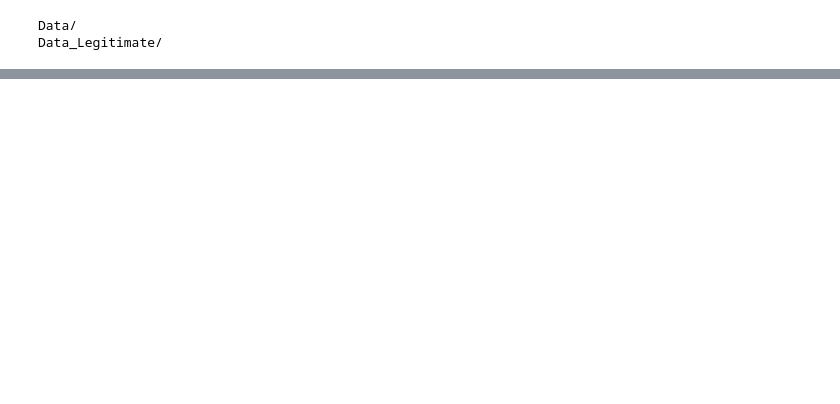
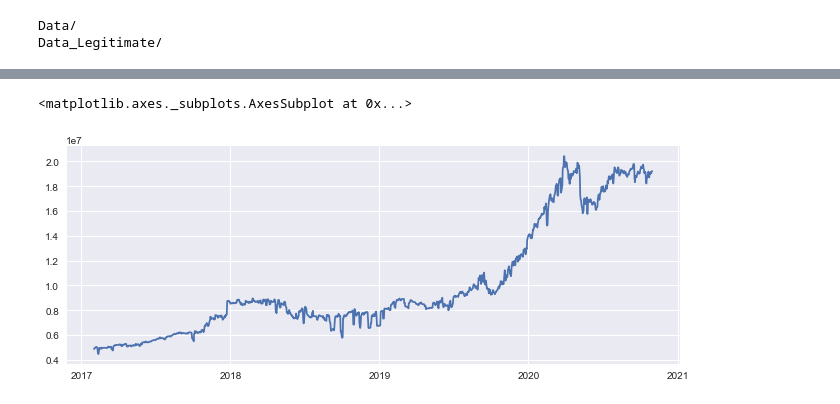
Before and after one commit to gustavo-pohlmann/TCC, a Jupyter notebook: TCC.ipynb, the cells around one changed output, grey strips where cells are left out. Drawn from its saved outputs; the diff is of its cells as text; code cells hidden in the pictures; blank space fills up the shorter version.

```diff
--- a/TCC.ipynb
+++ b/TCC.ipynb
@@ -44,0 +63,6 @@ dic['Data/']
+# %%
+prt.sum(axis=1).plot()
+# período diário introduz muita variabilidade, usar período semanal para ficar mais simples
+# %% [output]
+<matplotlib.axes._subplots.AxesSubplot at 0x...>
+[figure, added]
```
Also changed, not shown: parts of 15 cells of this notebook.
